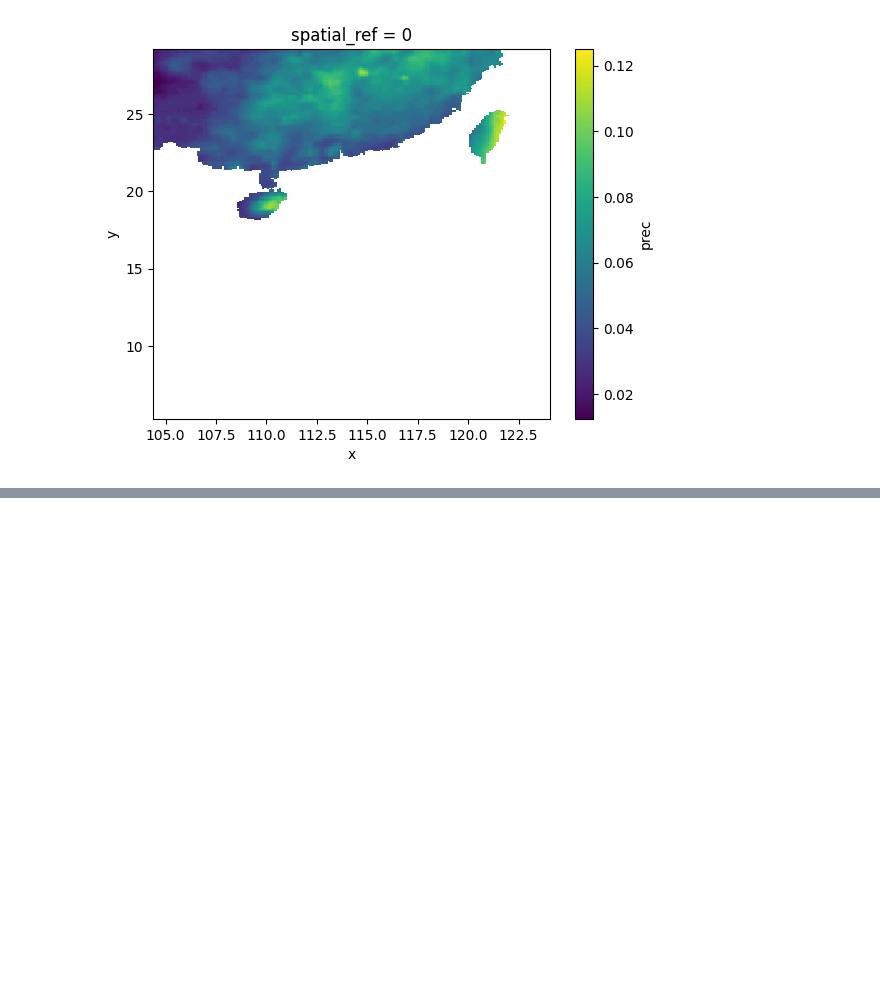
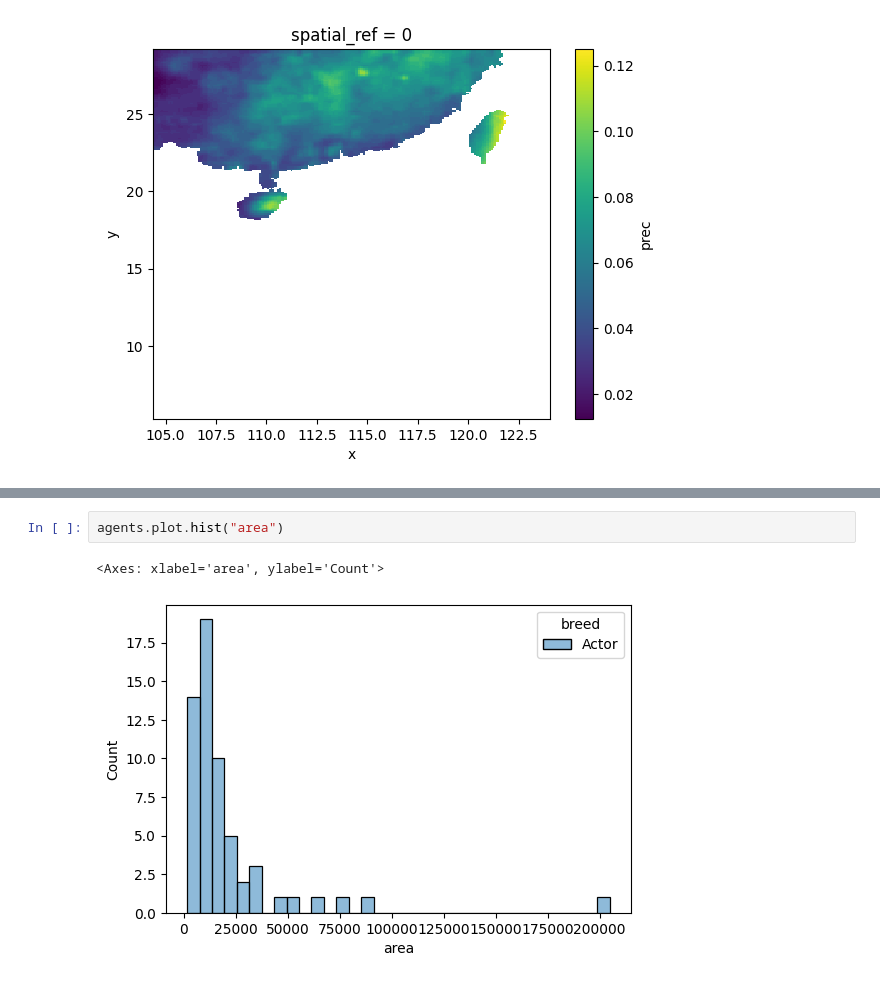
Before and after one commit to SongshGeoLab/ABSESpy, a Jupyter notebook: docs/tutorial/advanced/geodata.ipynb, the cells around one changed output, grey strips where cells are left out. Cells and saved outputs as stored; diff of their text form; blank space fills up the shorter version.

```diff
--- a/docs/tutorial/advanced/geodata.ipynb
+++ b/docs/tutorial/advanced/geodata.ipynb
@@ -137,0 +173,5 @@ cropland.dynamic_var("prec", dtype="xarray").plot()
+# %%
+agents.plot.hist("area")
+# %% [output]
+<Axes: xlabel='area', ylabel='Count'>
+[figure, added]
```
Also changed, not shown: parts of 7 cells of this notebook, 16 other files.
